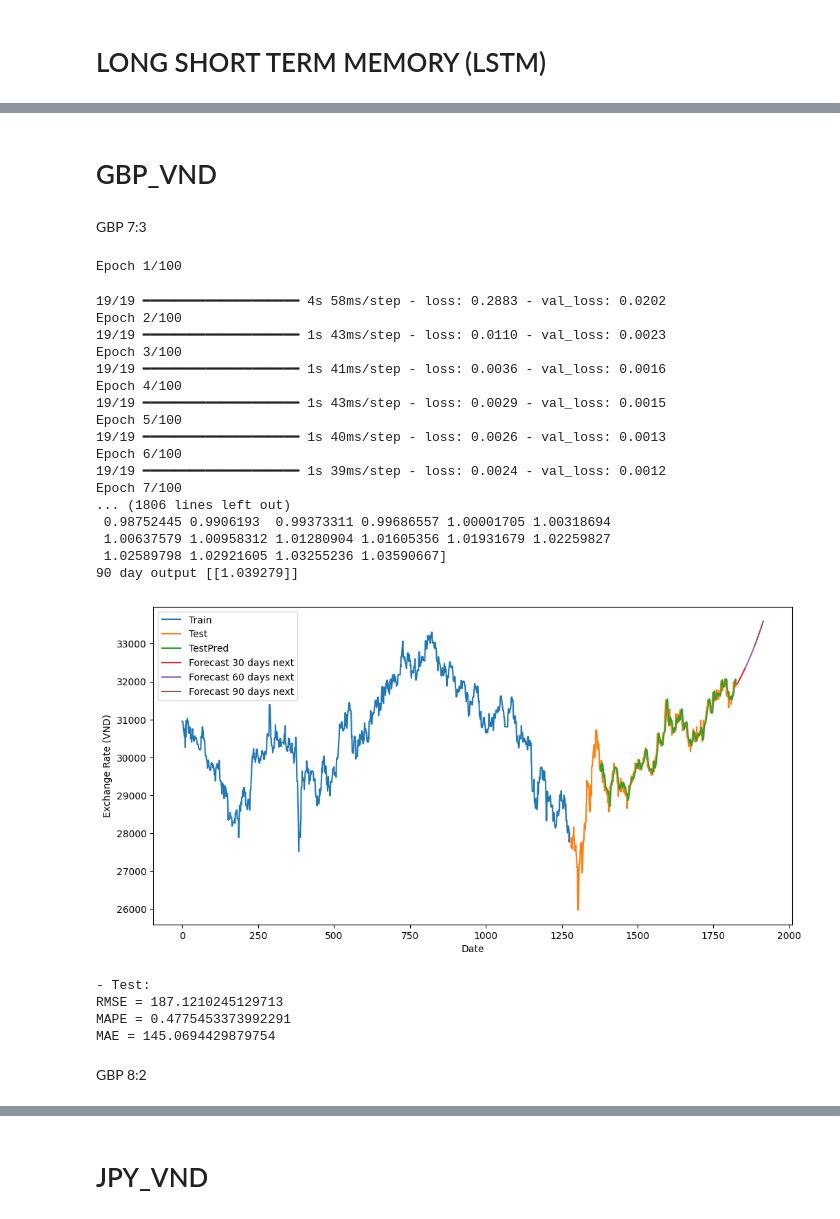
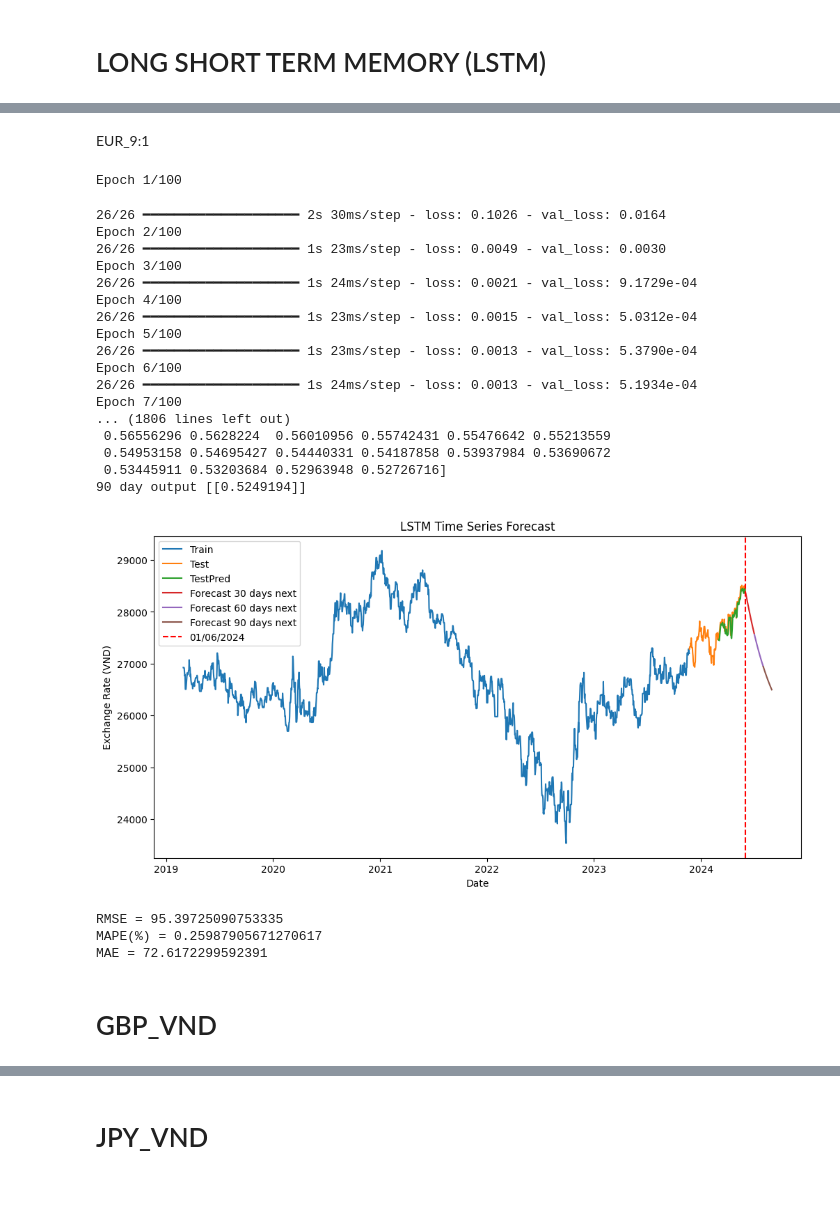
Before and after one commit to TTMChung/IS403_O22_HTCL_4, a Jupyter notebook: Model/LSTM.ipynb, the cells around one changed output, grey strips where cells are left out. Saved outputs shown, nothing was run; the diff lists cells and outputs as text; code cells hidden in the pictures; blank space fills up the shorter version.

```diff
--- a/Model/LSTM.ipynb
+++ b/Model/LSTM.ipynb
@@ -280,2 +261,29 @@ MAE = 106.11359089176887
+# %% [markdown]
+EUR_9:1
+# %%
+implement_LSTM(train_eur_3_sc, test_eur_3_sc)
+# %% [output]
+Epoch 1/100
+26/26 ━━━━━━━━━━━━━━━━━━━━ 2s 30ms/step - loss: 0.1026 - val_loss: 0.0164
+Epoch 2/100
+26/26 ━━━━━━━━━━━━━━━━━━━━ 1s 23ms/step - loss: 0.0049 - val_loss: 0.0030
+Epoch 3/100
+26/26 ━━━━━━━━━━━━━━━━━━━━ 1s 24ms/step - loss: 0.0021 - val_loss: 9.1729e-04
+Epoch 4/100
+26/26 ━━━━━━━━━━━━━━━━━━━━ 1s 23ms/step - loss: 0.0015 - val_loss: 5.0312e-04
+Epoch 5/100
+26/26 ━━━━━━━━━━━━━━━━━━━━ 1s 23ms/step - loss: 0.0013 - val_loss: 5.3790e-04
+Epoch 6/100
+26/26 ━━━━━━━━━━━━━━━━━━━━ 1s 24ms/step - loss: 0.0013 - val_loss: 5.1934e-04
+Epoch 7/100
+... (1806 lines left out)
+ 0.56556296 0.5628224  0.56010956 0.55742431 0.55476642 0.55213559
+ 0.54953158 0.54695427 0.54440331 0.54187858 0.53937984 0.53690672
+ 0.53445911 0.53203684 0.52963948 0.52726716]
+90 day output [[0.5249194]]
+[figure, added]
+RMSE = 95.39725090753335
+MAPE(%) = 0.25987905671270617
+MAE = 72.6172299592391
 # %% [markdown]
 # GBP_VND
@@ -292,33 +289,0 @@ gbp_sc = scaler.fit_transform(np.array(gbp).reshape(-1, 1))
-# %% [markdown]
-GBP 7:3
-# %%
-train_gbp_1_sc = gbp_sc[:int(0.7 * len(eur))]
-test_gbp_1_sc = gbp_sc[int(0.7 * len(eur)):]
-# Thực hiện hàm đã cập nhật
-implement_LSTM(train_gbp_1_sc, test_gbp_1_sc)
-# %% [output]
-Epoch 1/100
-19/19 ━━━━━━━━━━━━━━━━━━━━ 4s 58ms/step - loss: 0.2883 - val_loss: 0.0202
-Epoch 2/100
-19/19 ━━━━━━━━━━━━━━━━━━━━ 1s 43ms/step - loss: 0.0110 - val_loss: 0.0023
-Epoch 3/100
-19/19 ━━━━━━━━━━━━━━━━━━━━ 1s 41ms/step - loss: 0.0036 - val_loss: 0.0016
-Epoch 4/100
-19/19 ━━━━━━━━━━━━━━━━━━━━ 1s 43ms/step - loss: 0.0029 - val_loss: 0.0015
-Epoch 5/100
-19/19 ━━━━━━━━━━━━━━━━━━━━ 1s 40ms/step - loss: 0.0026 - val_loss: 0.0013
-Epoch 6/100
-19/19 ━━━━━━━━━━━━━━━━━━━━ 1s 39ms/step - loss: 0.0024 - val_loss: 0.0012
-Epoch 7/100
-... (1806 lines left out)
- 0.98752445 0.9906193  0.99373311 0.99686557 1.00001705 1.00318694
- 1.00637579 1.00958312 1.01280904 1.01605356 1.01931679 1.02259827
- 1.02589798 1.02921605 1.03255236 1.03590667]
-90 day output [[1.039279]]
-[figure, removed]
-- Test:
-RMSE = 187.1210245129713
-MAPE = 0.4775453373992291
-MAE = 145.0694429879754
-# %% [markdown]
-GBP 8:2
```
Also changed, not shown: parts of 54 cells of this notebook.
